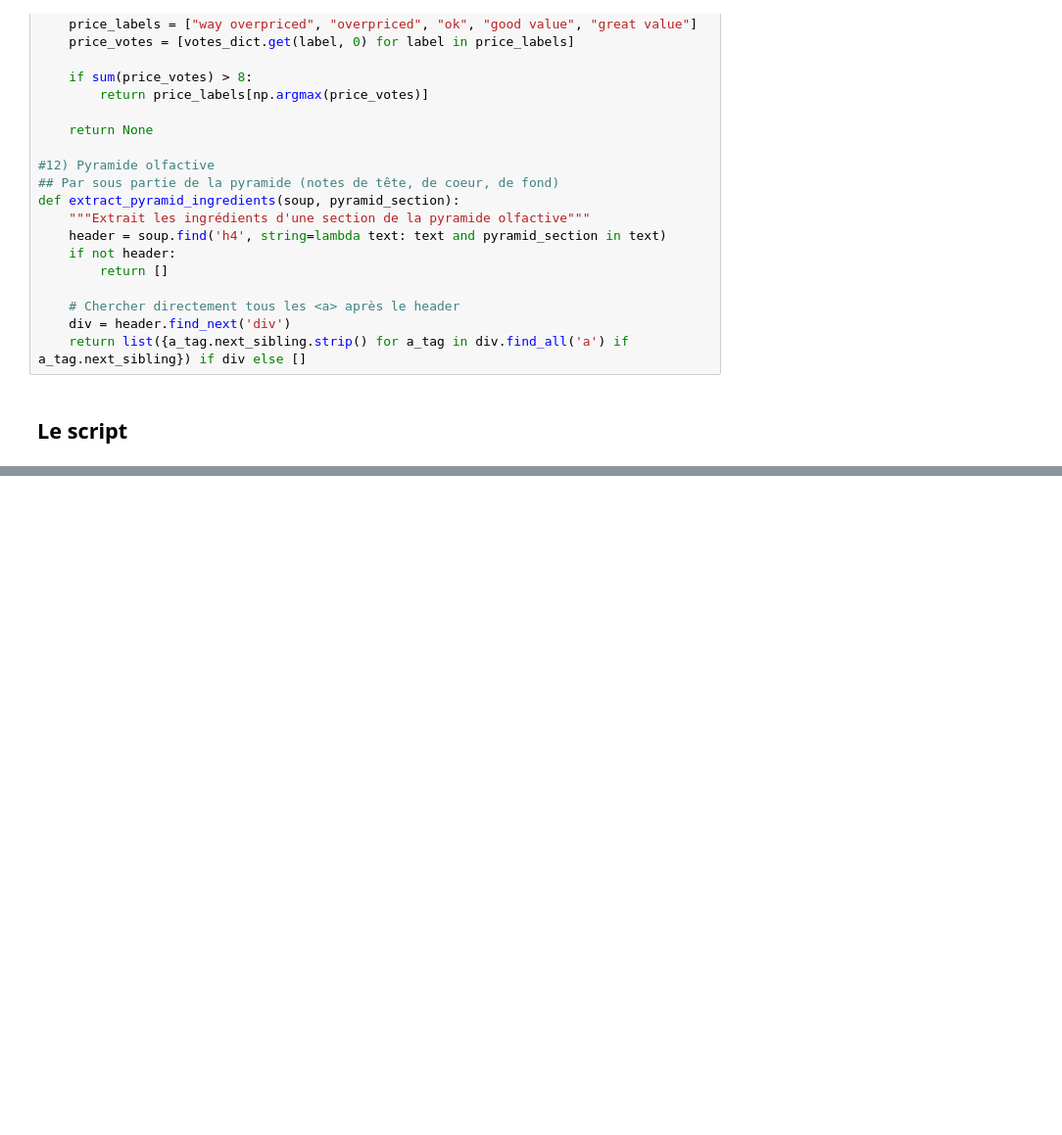
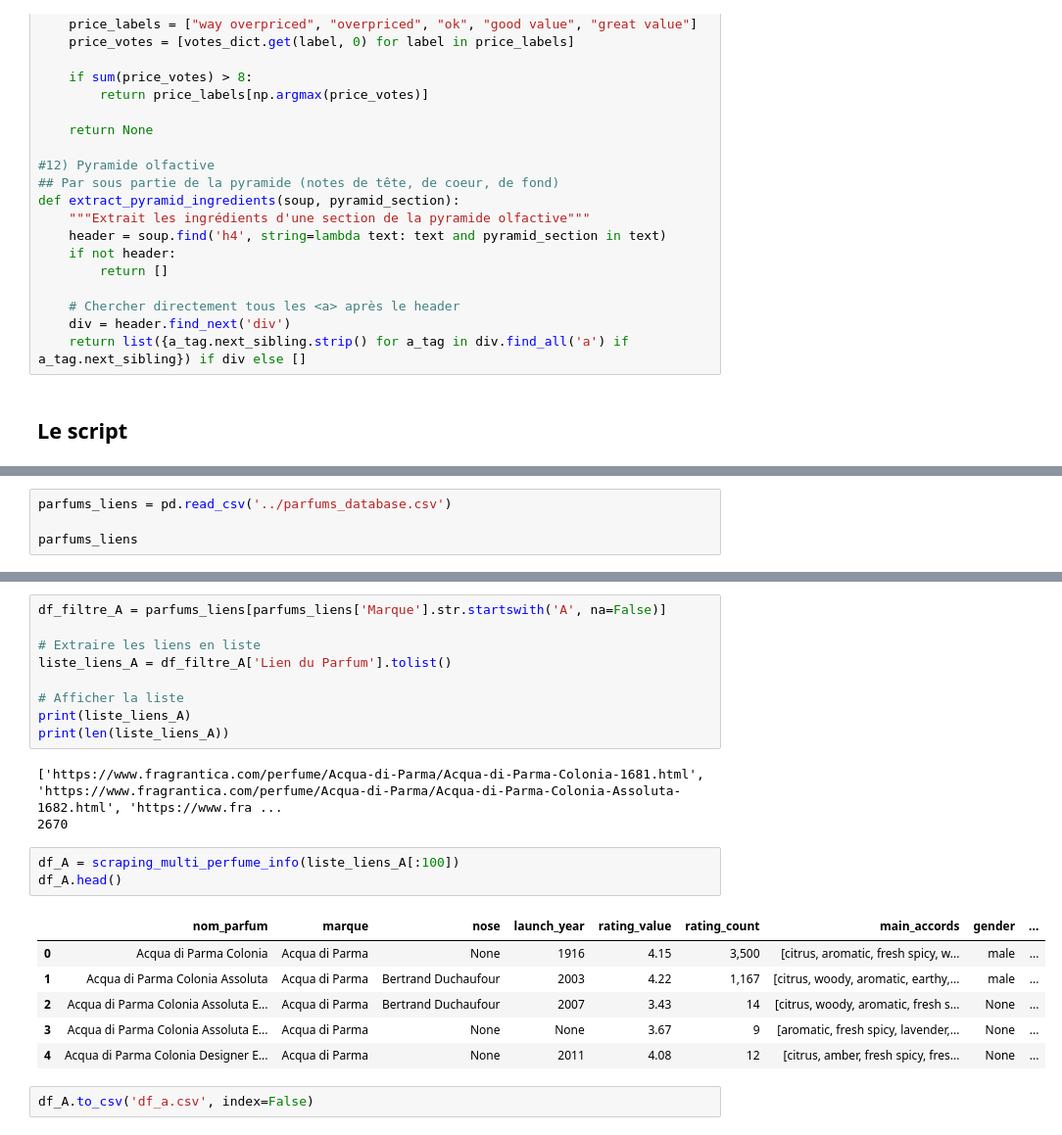
Before and after one commit to hachouaou/M1_DS, a Jupyter notebook: Analyse_de_Données/Projet_AD/Scraping_Fragrantica/scraping_info_parfum.ipynb, the cells around one changed output, grey strips where cells are left out. Shown at 98% size. Drawn from its saved outputs; the diff is of its cells as text; blank space fills up the shorter version.

```diff
--- a/Analyse_de_Données/Projet_AD/Scraping_Fragrantica/scraping_info_parfum.ipynb
+++ b/Analyse_de_Données/Projet_AD/Scraping_Fragrantica/scraping_info_parfum.ipynb
@@ -245 +248,5 @@ df.head()
 | 4 | Sadonaso | Nasomatto | Alessandro Gualtieri | 2023 | 2.96 | 1,706 | [vanilla, musky, animalic, powder... | unisex | ... |
+# %%
+parfums_liens = pd.read_csv('../parfums_database.csv')
+
+parfums_liens
@@ -245,0 +267,24 @@ df.head()
+# %%
+df_filtre_A = parfums_liens[parfums_liens['Marque'].str.startswith('A', na=False)]
+
+# Extraire les liens en liste
+liste_liens_A = df_filtre_A['Lien du Parfum'].tolist()
+
+# Afficher la liste
+print(liste_liens_A)
+print(len(liste_liens_A))
+# %% [output]
+['https://www.fragrantica.com/perfume/Acqua-di-Parma/Acqua-di-Parma-Colonia-1681.html', 'https://www.fragrantica.com/perfume/Acqua-di-Parma/Acqua-di-Parma-Colonia-Assoluta-1682.html', 'https://www.fra ...
+2670
+# %%
+df_A = scraping_multi_perfume_info(liste_liens_A[:100])
+df_A.head()
+# %% [output]
+|  | nom_parfum | marque | nose | launch_year | rating_value | rating_count | main_accords | gender | ... |
+| 0 | Acqua di Parma Colonia | Acqua di Parma | None | 1916 | 4.15 | 3,500 | [citrus, aromatic, fresh spicy, w... | male | ... |
+| 1 | Acqua di Parma Colonia Assoluta | Acqua di Parma | Bertrand Duchaufour | 2003 | 4.22 | 1,167 | [citrus, woody, aromatic, earthy,... | male | ... |
+| 2 | Acqua di Parma Colonia Assoluta E... | Acqua di Parma | Bertrand Duchaufour | 2007 | 3.43 | 14 | [citrus, woody, aromatic, fresh s... | None | ... |
+| 3 | Acqua di Parma Colonia Assoluta E... | Acqua di Parma | None | None | 3.67 | 9 | [aromatic, fresh spicy, lavender,... | None | ... |
+| 4 | Acqua di Parma Colonia Designer E... | Acqua di Parma | None | 2011 | 4.08 | 12 | [citrus, amber, fresh spicy, fres... | None | ... |
+# %%
+df_A.to_csv('df_a.csv', index=False)
```
Also changed, not shown: parts of 4 cells of this notebook, 1 other file.
